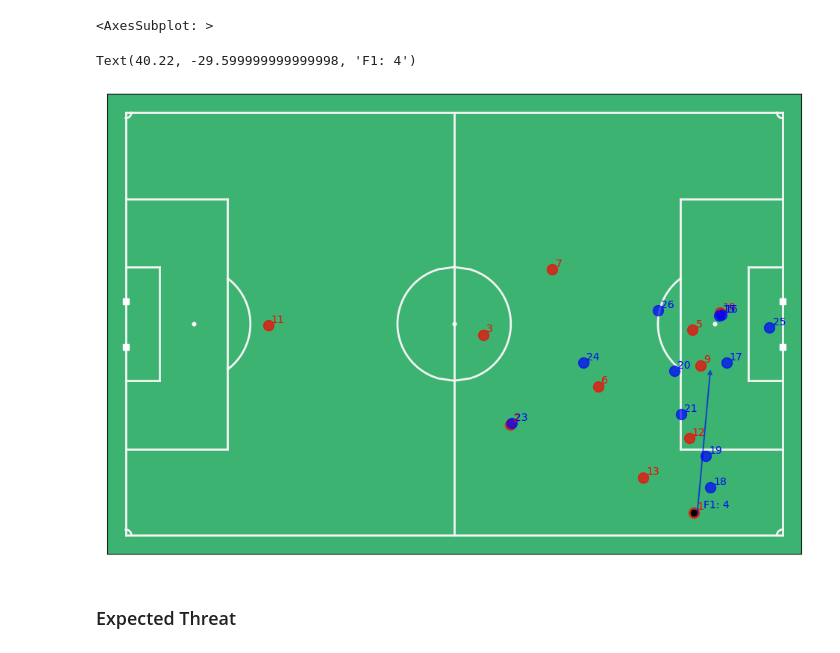
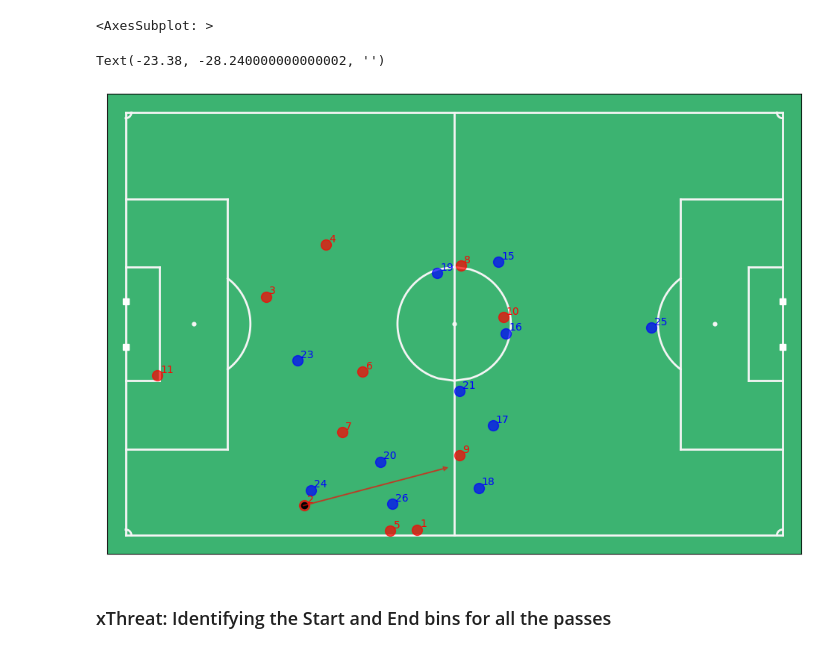
Before and after one commit to mLiang99/impact_factor_soccer_passes, a Jupyter notebook: Impact Factor Soccer Passes_v2.ipynb, the cells around one changed output. Drawn from its saved outputs; the diff is of its cells as text; code cells hidden in the pictures.

```diff
--- a/Impact Factor Soccer Passes_v2.ipynb
+++ b/Impact Factor Soccer Passes_v2.ipynb
@@ -444,20 +476,21 @@ mps.heatmap(xT,cmap="cool", linecolor="grey", cbar="True")
 <AxesSubplot: >
 # %%
 # We can also plot a single pass and all the positions of each team
-pass_of_interest_loc = 1680
+pass_of_interest_loc = 1372
+
 
 pass_frame_number = passes.loc[pass_of_interest_loc]["Start Frame"]
 
 fig, ax = mviz.plot_frame( tracking_home.loc[pass_frame_number], tracking_away.loc[pass_frame_number],annotate=True )
 ax.annotate("", xy=passes.loc[pass_of_interest_loc][['End X', 'End Y']], xytext=passes.loc[pass_of_interest_loc][['Start X', 'Start Y']], alpha=0.5, arrowprops=dict(
-                    alpha=0.5, width=0.5, headlength=4.0, headwidth=4.0, color="blue"), annotation_clip=False)
-textstring = 'F1: ' + str(passes.loc[pass_of_interest_loc]['nbr_crossed_ply'])
+                    alpha=0.5, width=0.5, headlength=4.0, headwidth=4.0, color="r"), annotation_clip=False)
+textstring = ""#'F1: ' + str(passes.loc[pass_of_interest_loc]['nbr_crossed_ply'])
 ax.text(passes.loc[pass_of_interest_loc]['Start X']+1, passes.loc[pass_of_interest_loc]['Start Y']+1,  textstring, fontsize=10, color='blue')
 # %% [output]
-Text(40.22, -29.599999999999998, 'F1: 4')
+Text(-23.38, -28.240000000000002, '')
-[figure, old version]
+[figure, new version]
 # %% [markdown]
-### Expected Threat
+### xThreat: Identifying the Start and End bins for all the passes
 # %%
 #Bin Data for xT
 df =pd.DataFrame()
```
Also changed, not shown: parts of 42 cells of this notebook.
